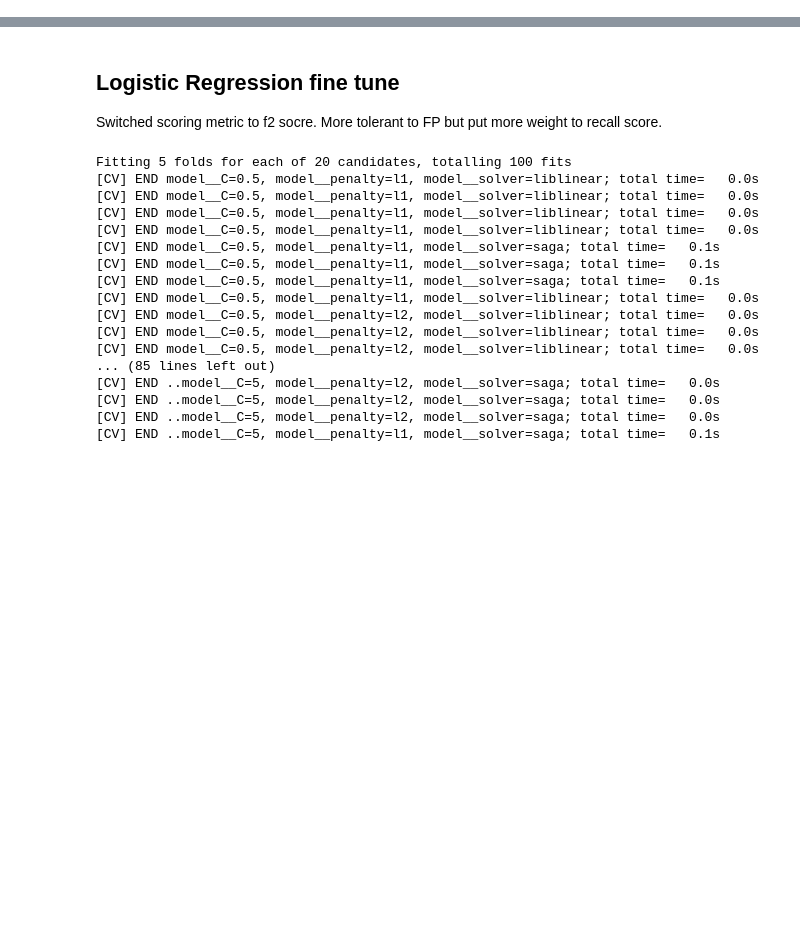
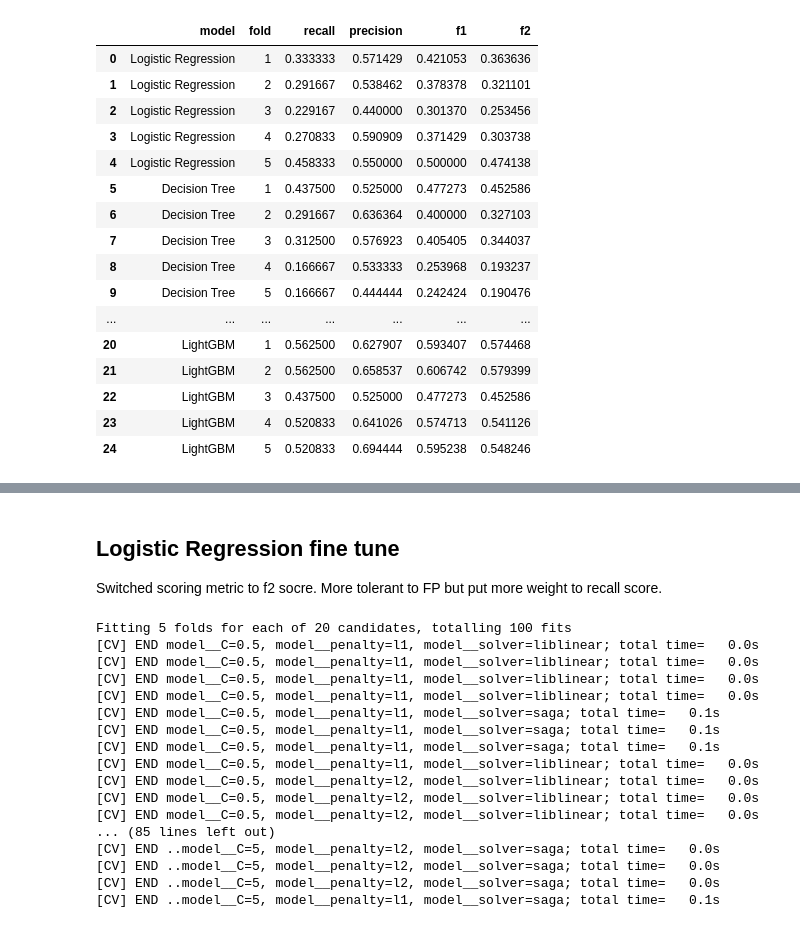
Before and after one commit to gracez-20/credit_risk_predictor, a Jupyter notebook: notebooks/2_modeling_pipeline.ipynb, the cells around one changed output, grey strips where cells are left out. Drawn from its saved outputs; the diff is of its cells as text; code cells hidden in the pictures; blank space fills up the shorter version.

```diff
--- a/notebooks/2_modeling_pipeline.ipynb
+++ b/notebooks/2_modeling_pipeline.ipynb
@@ -67,4 +69,5 @@ preprocessor = ColumnTransformer(
 # %%
+# Setup initial models
 models = {
     "Logistic Regression": LogisticRegression(max_iter=1000),
     "Decision Tree": DecisionTreeClassifier(max_depth=5, random_state=42),
@@ -73,6 +76,7 @@ models = {
     "LightGBM": lgb.LGBMClassifier(random_state=42)
 }
 
+# Use StatifiedKFold to handle imbalance data
 cv = StratifiedKFold(n_splits=5, shuffle=True, random_state=42)
 
 results = []
@@ -100,17 +104,33 @@ for name, model in models.items():
                              scoring=scoring,
                              return_train_score=False)
 
+    # Cross-validated predictions for AP & KS
+    y_proba = cross_val_predict(pipeline, X_train, y_train, cv=cv, method='predict_proba')[:, 1]
+    y_pred = cross_val_predict(pipeline, X_train, y_train, cv=cv)
+
+    ap = average_precision_score(y_train, y_proba)
+    ks_statistic, _ = ks_2samp(y_proba[y_train == 1], y_proba[y_train == 0])
+
     results.append({
         'model': name,
+        'precision': f"{scores['test_precision'].mean():.4f} ± {scores['test_precision'].std():.4f}",
         'recall': f"{scores['test_recall'].mean():.4f} ± {scores['test_recall'].std():.4f}",
         'accuracy': f"{scores['test_accuracy'].mean():.4f} ± {scores['test_accuracy'].std():.4f}",
         'f1': f"{scores['test_f1'].mean():.4f} ± {scores['test_f1'].std():.4f}",
         'f2': f"{scores['test_f2'].mean():.4f} ± {scores['test_f2'].std():.4f}",
-        'precision': f"{scores['test_precision'].mean():.4f} ± {scores['test_precision'].std():.4f}"
+        'AP': f"{ap:.4f}",
+        'KS': f"{ks_statistic:.4f}"
     })
 
-    for recall_score in scores['test_recall']:
-        all_cv_data.append({'model': name, 'recall': recall_score})
+    for i in range(cv.get_n_splits()):
+        all_cv_data.append({
+            'model': name,
+            'fold': i + 1,
+            'recall': scores['test_recall'][i],
+            'precision': scores['test_precision'][i],
+            'f1': scores['test_f1'][i],
+            'f2': scores['test_f2'][i]
+        })
 # %% [output]
 Running CV for Logistic Regression...
 Running CV for Decision Tree...
@@ -178,3 +303,23 @@ df_results.sort_values(by="recall", ascending=False)
+# %%
+fold_detail_df
+# %% [output]
+|  | model | fold | recall | precision | f1 | f2 |
+| 0 | Logistic Regression | 1 | 0.333333 | 0.571429 | 0.421053 | 0.363636 |
+| 1 | Logistic Regression | 2 | 0.291667 | 0.538462 | 0.378378 | 0.321101 |
+| 2 | Logistic Regression | 3 | 0.229167 | 0.440000 | 0.301370 | 0.253456 |
+| 3 | Logistic Regression | 4 | 0.270833 | 0.590909 | 0.371429 | 0.303738 |
+| 4 | Logistic Regression | 5 | 0.458333 | 0.550000 | 0.500000 | 0.474138 |
+| 5 | Decision Tree | 1 | 0.437500 | 0.525000 | 0.477273 | 0.452586 |
+| 6 | Decision Tree | 2 | 0.291667 | 0.636364 | 0.400000 | 0.327103 |
+| 7 | Decision Tree | 3 | 0.312500 | 0.576923 | 0.405405 | 0.344037 |
+| 8 | Decision Tree | 4 | 0.166667 | 0.533333 | 0.253968 | 0.193237 |
+| 9 | Decision Tree | 5 | 0.166667 | 0.444444 | 0.242424 | 0.190476 |
+| ... | ... | ... | ... | ... | ... | ... |
+| 20 | LightGBM | 1 | 0.562500 | 0.627907 | 0.593407 | 0.574468 |
+| 21 | LightGBM | 2 | 0.562500 | 0.658537 | 0.606742 | 0.579399 |
+| 22 | LightGBM | 3 | 0.437500 | 0.525000 | 0.477273 | 0.452586 |
+| 23 | LightGBM | 4 | 0.520833 | 0.641026 | 0.574713 | 0.541126 |
+| 24 | LightGBM | 5 | 0.520833 | 0.694444 | 0.595238 | 0.548246 |
 # %%
 import seaborn as sns
 import matplotlib.pyplot as plt
```
Also changed, not shown: parts of 7 cells of this notebook, 1 other file.
